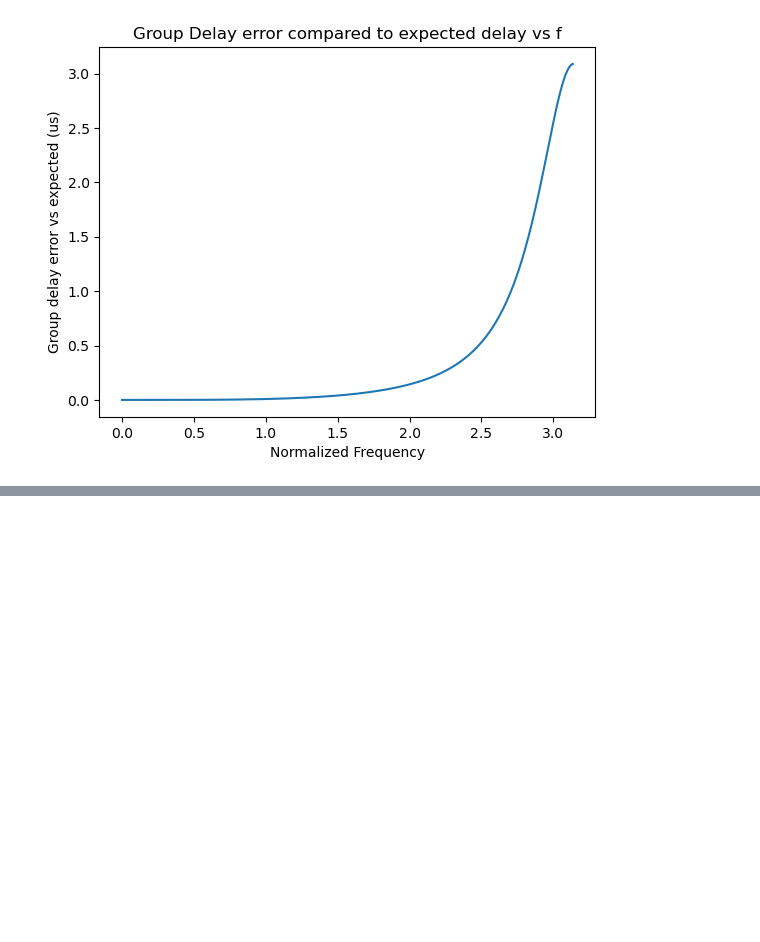
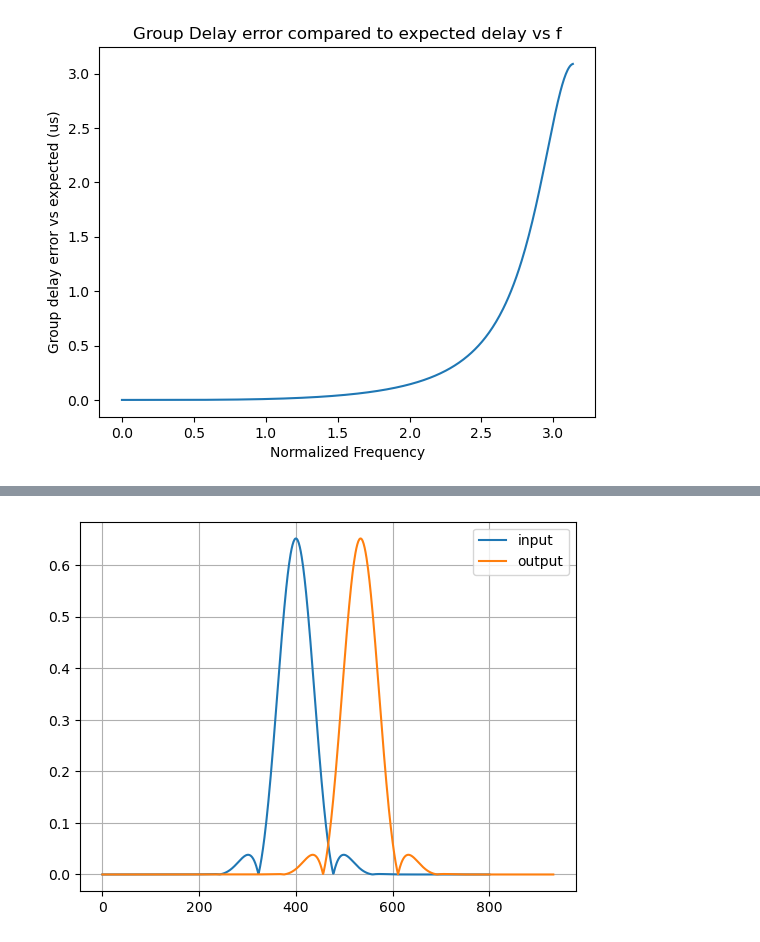
Before and after one commit to zachrjt/openTETRAphymac, a Jupyter notebook: software/channel_sim.ipynb, the cells around one changed output, grey strips where cells are left out. Cells and saved outputs as stored; diff of their text form; code cells hidden in the pictures; blank space fills up the shorter version.

```diff
--- a/software/channel_sim.ipynb
+++ b/software/channel_sim.ipynb
@@ -618,0 +673,12 @@ Text(0, 0.5, 'Group delay error vs expected (us)')
+# %%
+out_delay_int = np.zeros(shape=(int_delay + input_sig.size), dtype=np.complex128)
+out_delay_int[int_delay:] = input_sig[:]
+
+out = sp.signal.lfilter(delay_h, [1.0], out_delay_int)
+plt.figure()
+plt.plot(np.abs(input_sig), label="input")
+plt.plot(np.abs(out), label="output")
+plt.legend()
+plt.grid(True)
+# %% [output]
+[figure, added]
```
Also changed, not shown: parts of 8 cells of this notebook, 4 other files.
